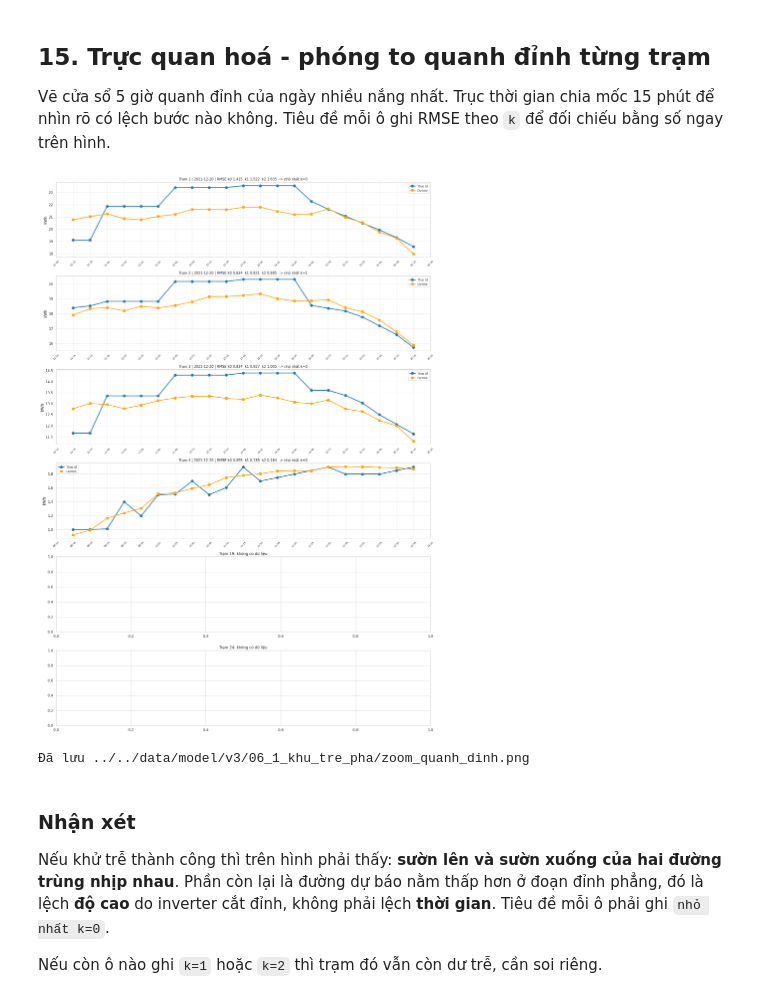
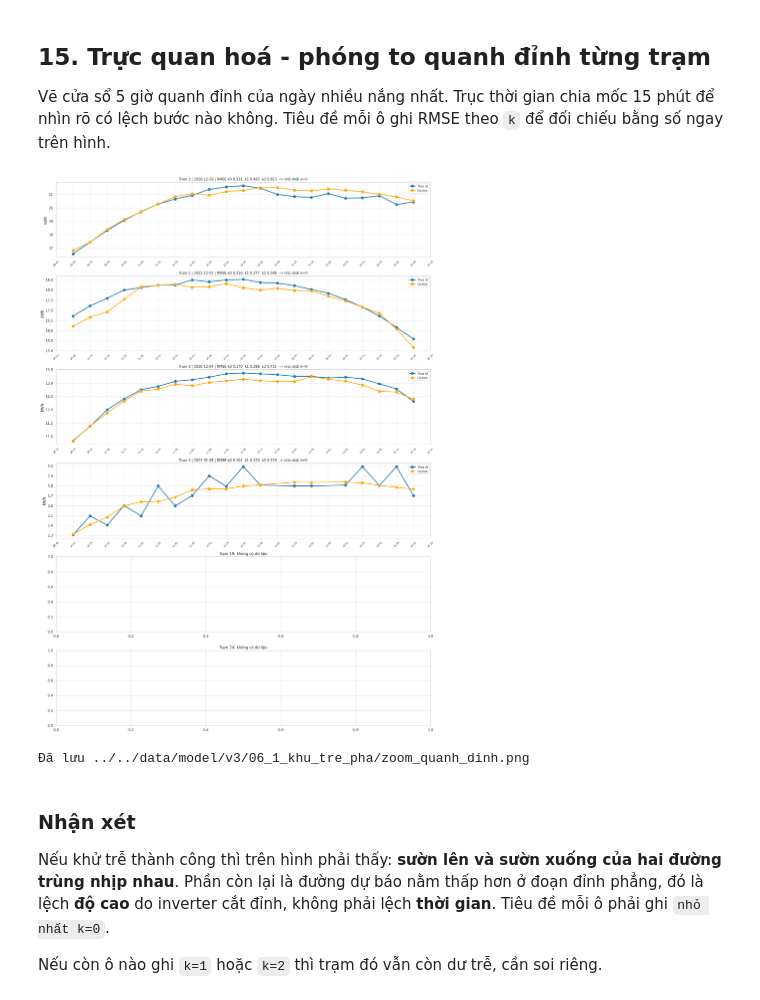
Before and after one commit to nguyenvunhut/solar-engergy, a Jupyter notebook: notebooks/forcasting_v3_energy/06_1_train_mae.ipynb, the cells around one changed output. Saved outputs shown, nothing was run; the diff lists cells and outputs as text; code cells hidden in the pictures.

```diff
--- a/notebooks/forcasting_v3_energy/06_1_train_mae.ipynb
+++ b/notebooks/forcasting_v3_energy/06_1_train_mae.ipynb
@@ -1002,7 +1061,8 @@ print("=" * 74)
 _n = min(MAU_THU_NHANH, len(X_dev))
 _idx = X_dev.sample(n=_n, random_state=SEED).index
 _p = {'objective': LGB_OBJECTIVE, 'random_state': SEED, 'verbosity': -1, 'n_jobs': N_JOBS,
-      'max_bin': MAX_BIN, 'force_col_wise': FORCE_COL_WISE, 'n_estimators': 200,
+      'max_bin': MAX_BIN, 'force_col_wise': FORCE_COL_WISE, 'deterministic': DETERMINISTIC,
+      'n_estimators': 200,
       'learning_rate': 0.08, 'num_leaves': 63, 'min_child_samples': 40}
 if LGB_OBJECTIVE == 'huber':
     _p['alpha'] = 1.0
@@ -1032,7 +1092,7 @@ _m_thu = _fit_thu(_p, X_dev.loc[_idx], y_dev.loc[_idx], w_dev.loc[_idx])
 print(f"Train thu {_n:,} dong x {len(FEATURES)} dac trung trong {time.time() - _t0_thu:.1f} giay")
 
 # Du bao tren tap test, nhan nguoc mau chuan hoa va chan tran giong luc cham diem that
-_te = test_h[(test_h['site_scale'] > 0) & (test_h['sin_elevation'] > EPS_ELEV)].copy()
+_te = val_h[(val_h['site_scale'] > 0) & (val_h['sin_elevation'] > EPS_ELEV)].copy()
 _k = np.clip(_m_thu.predict(_te[FEATURES].fillna(MEDIANS).astype(DTYPE)), 0, 1.5)
 _yp = np.minimum(_k * mau_chuan_hoa(_te), _te['tran_cong_suat'].to_numpy() * 1.02)
 _te['y_pred'] = np.where(_te['sin_elevation'].to_numpy() <= EPS_ELEV, 0.0, _yp)
@@ -1114,27 +1174,6 @@ có — hai bài toán khác nhau, tham số chọn ra không còn đúng.
 
 Đặt `N_TRIALS = 0` ở cell tham số nếu muốn bỏ qua bước này.
 # %%
-FOLDS_DIR = f'{SELECTED_DIR}/time_series_folds'
-
-
-def doc_fold(n, vai_tro):
-    """Doc mot fold, dung muc tieu va weight giong tap development."""
-    duong_dan = f'{FOLDS_DIR}/fold_{n}_{vai_tro}_selected.parquet'
-    if not os.path.exists(duong_dan):
-        return None
-    co_san = set(pq.ParquetFile(duong_dan).schema_arrow.names)
-    cot = [c for c in dict.fromkeys(FEATURES + COT_PHU + COT_BAT_BUOC) if c in co_san]
-    d = pd.read_parquet(duong_dan, columns=cot).sort_values([SITE_COL, TIMESTAMP_COL]).reset_index(drop=True)
-    if EXCLUDE_SITES and SITE_COL in d.columns:
-        d = d[~d[SITE_COL].isin(EXCLUDE_SITES)]
-    d = them_muc_tieu(d, HORIZON_STEPS)
-    d = d[(d['site_scale'] > 0) & (d['sin_elevation'] > EPS_ELEV)].copy()
-    d['k_target'] = np.clip(d['y_true'].to_numpy() / mau_chuan_hoa(d), 0, 1.5)
-    d['w'] = build_sample_weight(d)
-    d = d[d['w'].gt(0)]
-    return d
-
-
 CAC_FOLD = []
 if N_TRIALS > 0:
     _n = 1
@@ -1176,7 +1215,8 @@ _t0 = time.time()
 
 def tham_so_co_ban(trial=None):
     p = {'objective': LGB_OBJECTIVE, 'random_state': SEED, 'verbosity': -1,
-         'n_jobs': N_JOBS, 'max_bin': MAX_BIN, 'force_col_wise': FORCE_COL_WISE}
+         'n_jobs': N_JOBS, 'max_bin': MAX_BIN, 'force_col_wise': FORCE_COL_WISE,
+         'deterministic': DETERMINISTIC}
     if trial is None:
         p.update({'n_estimators': 800, 'learning_rate': 0.05, 'num_leaves': 160,
                   'min_child_samples': 30, 'subsample': 0.9, 'colsample_bytree': 0.9})
@@ -1300,11 +1340,11 @@ model = fit_an_toan(BEST_PARAMS, X_dev, y_dev, w_dev)
 print(f"Train xong sau {(time.time() - _t1) / 60:.1f} phút")
 
 # Du bao tren tap test, nhan nguoc mau chuan hoa roi chan tran cong suat
-_k_pred = np.clip(model.predict(test_h[FEATURES].fillna(MEDIANS).astype(np.float32)), 0, 1.5)
-test_h['y_pred'] = np.minimum(_k_pred * mau_chuan_hoa(test_h), test_h['tran_cong_suat'].to_numpy() * 1.02)
-test_h.loc[test_h['sin_elevation'] <= EPS_ELEV, 'y_pred'] = 0.0
+_k_pred = np.clip(model.predict(val_h[FEATURES].fillna(MEDIANS).astype(np.float32)), 0, 1.5)
+val_h['y_pred'] = np.minimum(_k_pred * mau_chuan_hoa(val_h), val_h['tran_cong_suat'].to_numpy() * 1.02)
+val_h.loc[val_h['sin_elevation'] <= EPS_ELEV, 'y_pred'] = 0.0
 
-print(f"Đã dự báo {len(test_h):,} dòng")
+print(f"Đã dự báo {len(val_h):,} dòng")
 _imp = pd.Series(model.feature_importances_, index=FEATURES).sort_values(ascending=False)
 print("\n--- 12 DAC TRUNG QUAN TRONG NHAT ---")
 display(_imp.head(12).to_frame('importance'))
@@ -1332,7 +1372,7 @@ Train xong sau 1.0 phút
 Đây là tiêu chí nghiệm thu: **dự báo phải đúng thời điểm**. Giá trị cao hay thấp hơn thực tế thì còn
 chấp nhận được, nhưng nếu dự báo đến sau thì nó không còn là dự báo.
 # %%
-_quet = quet_do_tre(test_h)
+_quet = quet_do_tre(val_h)
 _k_tot = min(_quet, key=_quet.get)
 print("--- QUET DO TRE TOAN BO 42 TRAM ---")
 print("So du bao(T) voi thuc te(T - k buoc). k=0 nho nhat la khong tre.\n")
@@ -1343,7 +1383,7 @@ print(f"\nKết luận: {'KHONG TRE PHA' if _k_tot == 0 else f'TRE {_k_tot} BUOC
 
 # quet rieng tung tram
 _rows = []
-for _s, _z in test_h[test_h['is_daylight'].fillna(False).astype(bool)].groupby(SITE_COL):
+for _s, _z in val_h[val_h['is_daylight'].fillna(False).astype(bool)].groupby(SITE_COL):
     _z = _z.sort_values(TIMESTAMP_COL)
     _r = {}
     for k in range(0, 3):
@@ -1536,35 +1575,35 @@ có lệch bước nào không. Tiêu đề mỗi ô ghi RMSE theo `k` để đ
 # %%
 SITE_VE = [1, 2, 3, 4, 19, 24]
 fig, axes = plt.subplots(len(SITE_VE), 1, figsize=(18, 4.2 * len(SITE_VE)))
-_t = test_h.copy()
+_t = val_h.copy()
 _t['ngay'] = _t['plot_timestamp'].dt.date
 for ax, s in zip(np.atleast_1d(axes), SITE_VE):
     x = _t[_t[SITE_COL] == s]
     if x.empty:
         ax.set_title(f'Trạm {s}: không có dữ liệu')
         continue
     ngay = x.groupby('ngay')['y_true'].sum().idxmax()
     z = x[x['ngay'] == ngay].sort_values('plot_timestamp')
     tpk = z.loc[z['y_true'].idxmax(), 'plot_timestamp']
     z = z[z['plot_timestamp'].between(tpk - pd.Timedelta(hours=2, minutes=30),
                                      tpk + pd.Timedelta(hours=2, minutes=30))]
     ax.plot(z['plot_timestamp'], z['y_true'], '-o', ms=8, lw=2.5, color='#1f77b4', label='Thực tế')
     ax.plot(z['plot_timestamp'], z['y_pred'], '-s', ms=7, lw=2.3, color='#FFA500', label='Dự báo')
     r = {k: float(np.sqrt(((z['y_pred'] - z['y_true'].shift(k)).dropna() ** 2).mean())) for k in range(0, 3)}
     ax.set_title(f"Trạm {s} | {ngay} | RMSE k0 {r[0]:.3f}  k1 {r[1]:.3f}  k2 {r[2]:.3f}"
                  f"  -> nhỏ nhất k={min(r, key=r.get)}", fontsize=11)
     ax.xaxis.set_major_locator(mdates.MinuteLocator(interval=15))
     ax.xaxis.set_major_formatter(mdates.DateFormatter('%H:%M'))
     ax.grid(alpha=0.45)
     ax.legend(fontsize=9)
     ax.set_ylabel('kWh')
     plt.setp(ax.get_xticklabels(), rotation=45, fontsize=8)
 plt.tight_layout()
 plt.savefig(f'{OUTPUT_DIR}/zoom_quanh_dinh.png', dpi=100)
 plt.show()
 print(f"Đã lưu {OUTPUT_DIR}/zoom_quanh_dinh.png")
 # %% [output]
-[figure, old version]
+[figure, new version]
 Đã lưu ../../data/model/v3/06_1_khu_tre_pha/zoom_quanh_dinh.png
 # %% [markdown]
 ### Nhận xét
```
Also changed, not shown: parts of 19 cells of this notebook, 13 other files.
